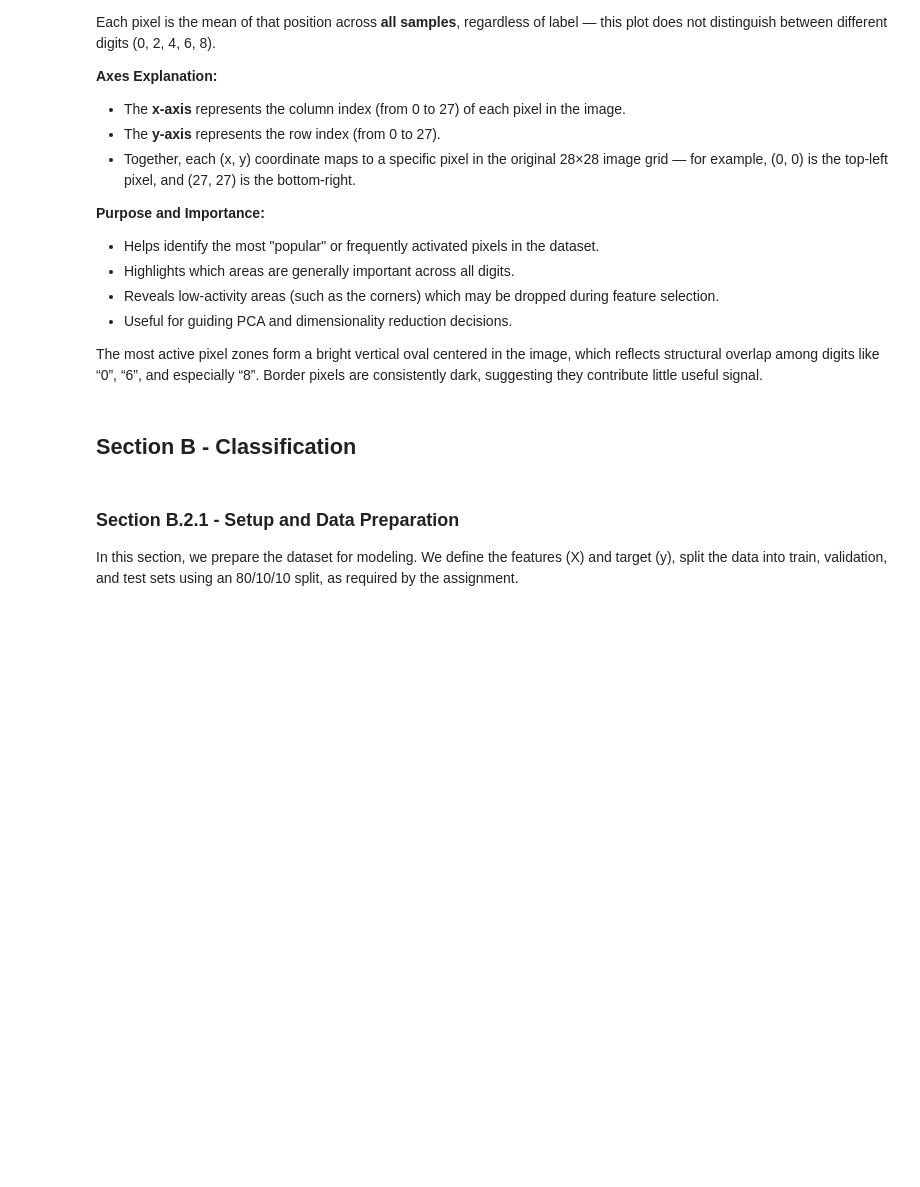
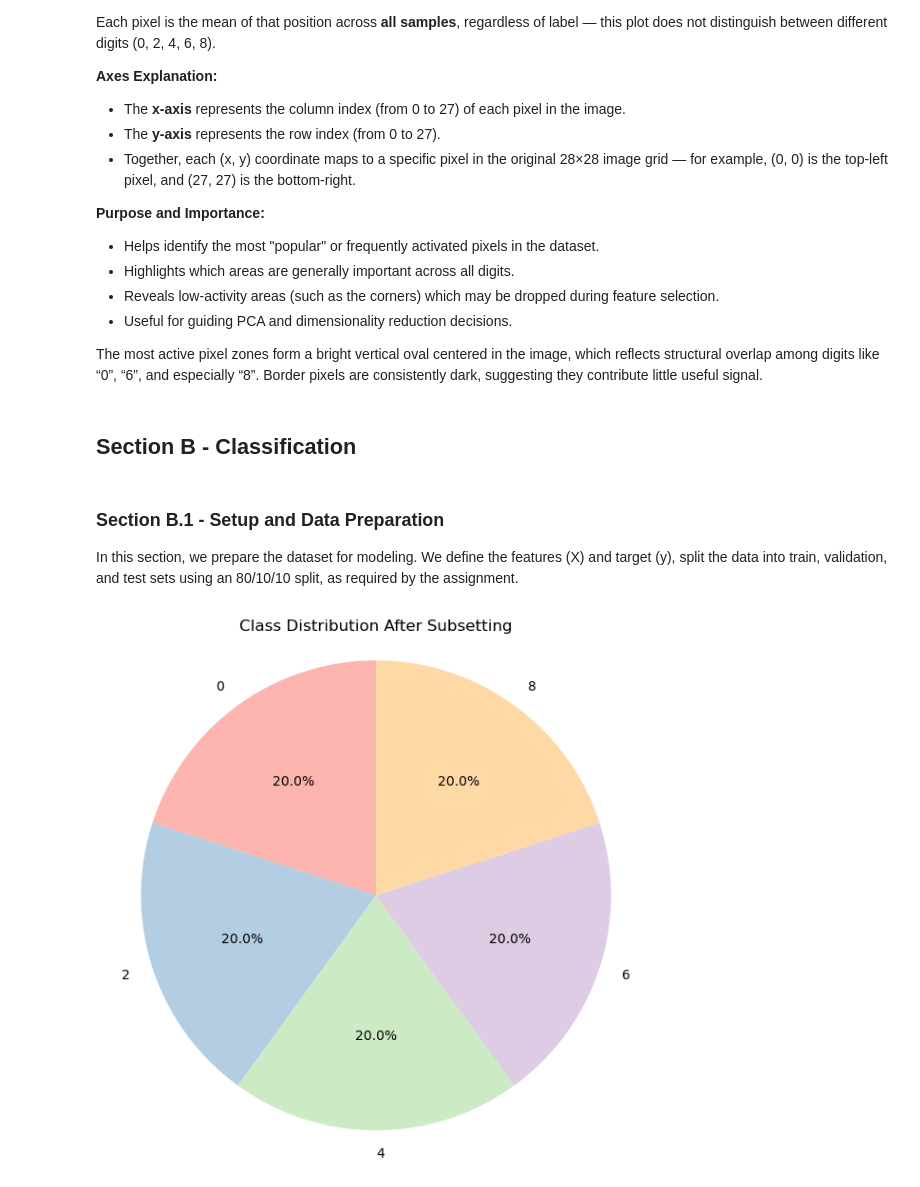
Before and after one commit to layla1010/HW3_ML, a Jupyter notebook: mnist_HW3.ipynb, the cells around one changed output. Cells and saved outputs as stored; diff of their text form; code cells hidden in the pictures; blank space fills up the shorter version.

```diff
--- a/mnist_HW3.ipynb
+++ b/mnist_HW3.ipynb
@@ -192,7 +190,7 @@ The most active pixel zones form a bright vertical oval centered in the image, w
 # %% [markdown]
 ## Section B - Classification
 # %% [markdown]
-### Section B.2.1 - Setup and Data Preparation
+### Section B.1 - Setup and Data Preparation
 
 In this section, we prepare the dataset for modeling. We define the features (X) and target (y),
 split the data into train, validation, and test sets using an 80/10/10 split, as required by the assignment.
@@ -208,3 +210,22 @@ y_m = df_m0['label']
 # Split: 80/10/10
 X_m_train, X_m_temp, y_m_train, y_m_temp = train_test_split(X_m, y_m, test_size=0.2, stratify=y_m, random_state=42)
 X_m_val, X_m_test, y_m_val, y_m_test = train_test_split(X_m_temp, y_m_temp, test_size=0.5, stratify=y_m_temp, random_state=42)
+# %%
+# Value counts of labels
+class_counts = y_m.value_counts().sort_index()
+
+# Pie chart
+plt.figure(figsize=(6, 6))
+plt.pie(
+    class_counts,
+    labels=class_counts.index,
+    autopct='%1.1f%%',
+    startangle=90,
+    colors=plt.cm.Pastel1.colors
+)
+plt.title("Class Distribution After Subsetting")
+plt.axis('equal')  # Equal aspect ratio ensures the pie is circular
+plt.tight_layout()
+plt.show()
+# %% [output]
+[figure, added]
```
Also changed, not shown: parts of 76 cells of this notebook.
